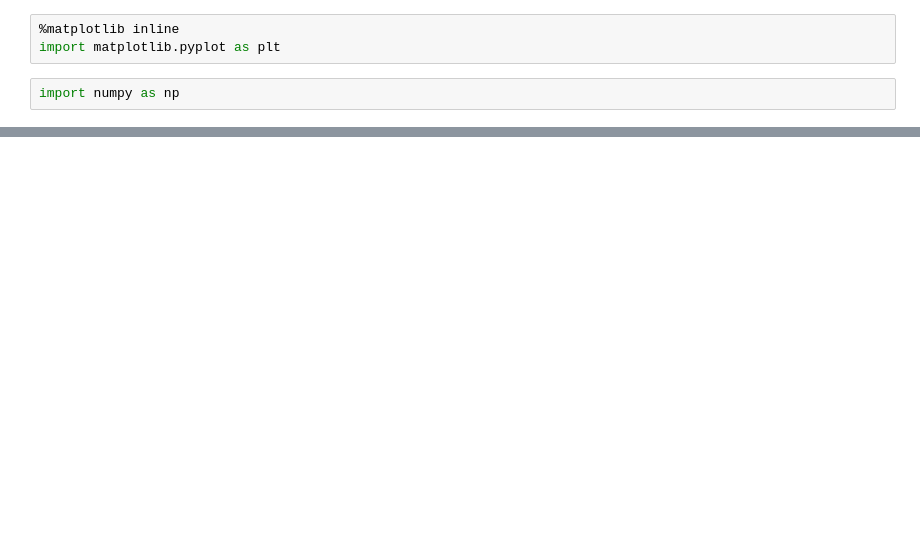
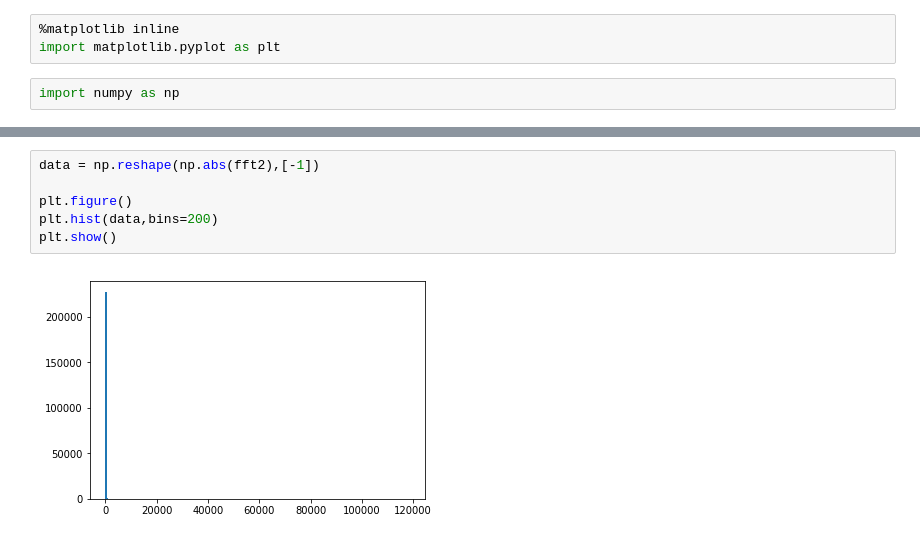
Before and after one commit to rhee-airilab/measuring-cnn-g12n, a Jupyter notebook: test-fourier-transform.ipynb, the cells around one changed output, grey strips where cells are left out. Drawn from its saved outputs; the diff is of its cells as text; blank space fills up the shorter version.

```diff
--- a/test-fourier-transform.ipynb
+++ b/test-fourier-transform.ipynb
@@ -35,0 +61,8 @@ plt.show()
+# %%
+data = np.reshape(np.abs(fft2),[-1])
+
+plt.figure()
+plt.hist(data,bins=200)
+plt.show()
+# %% [output]
+[figure, added]
```
Also changed, not shown: parts of 26 cells of this notebook, 15 other files.
